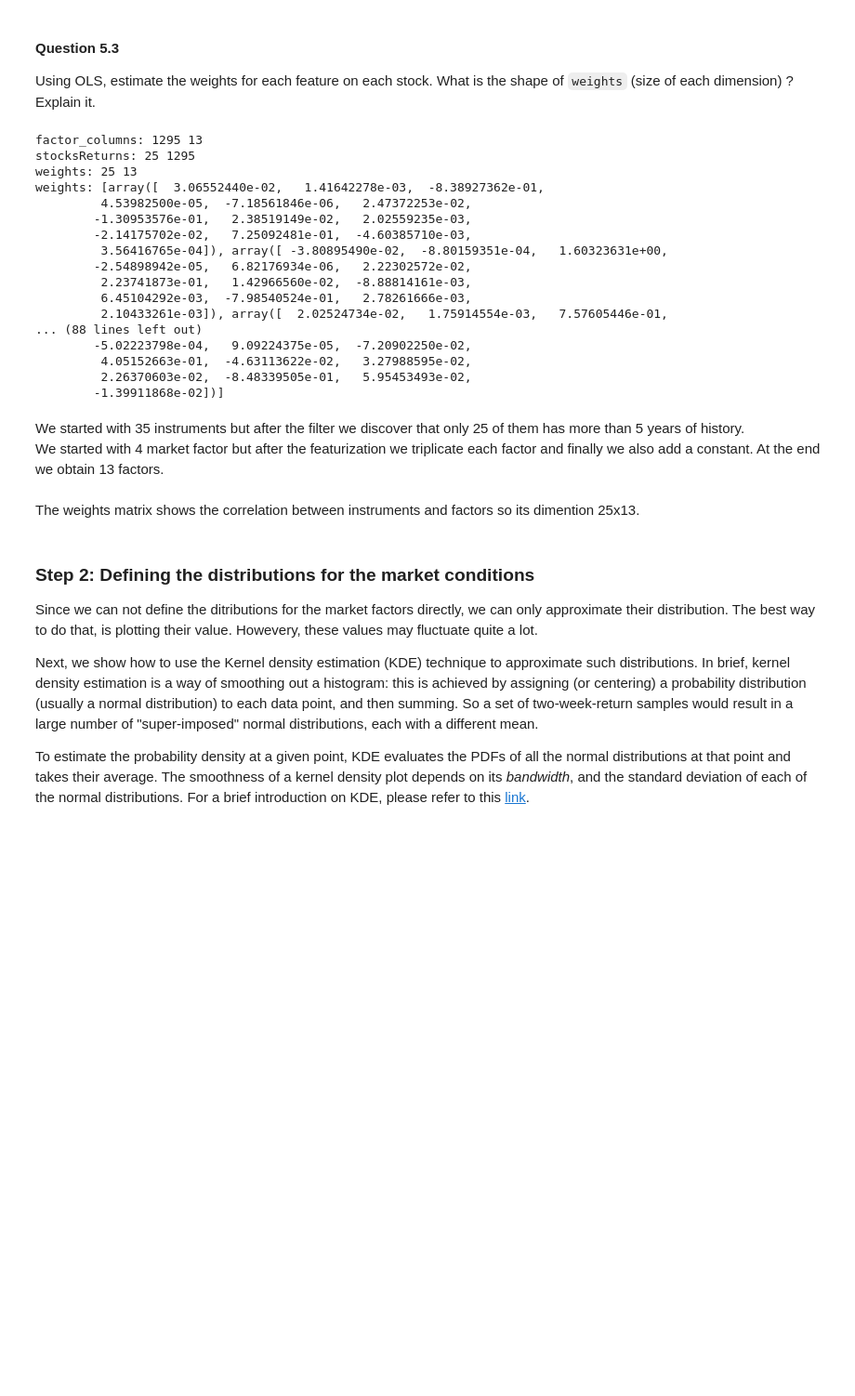
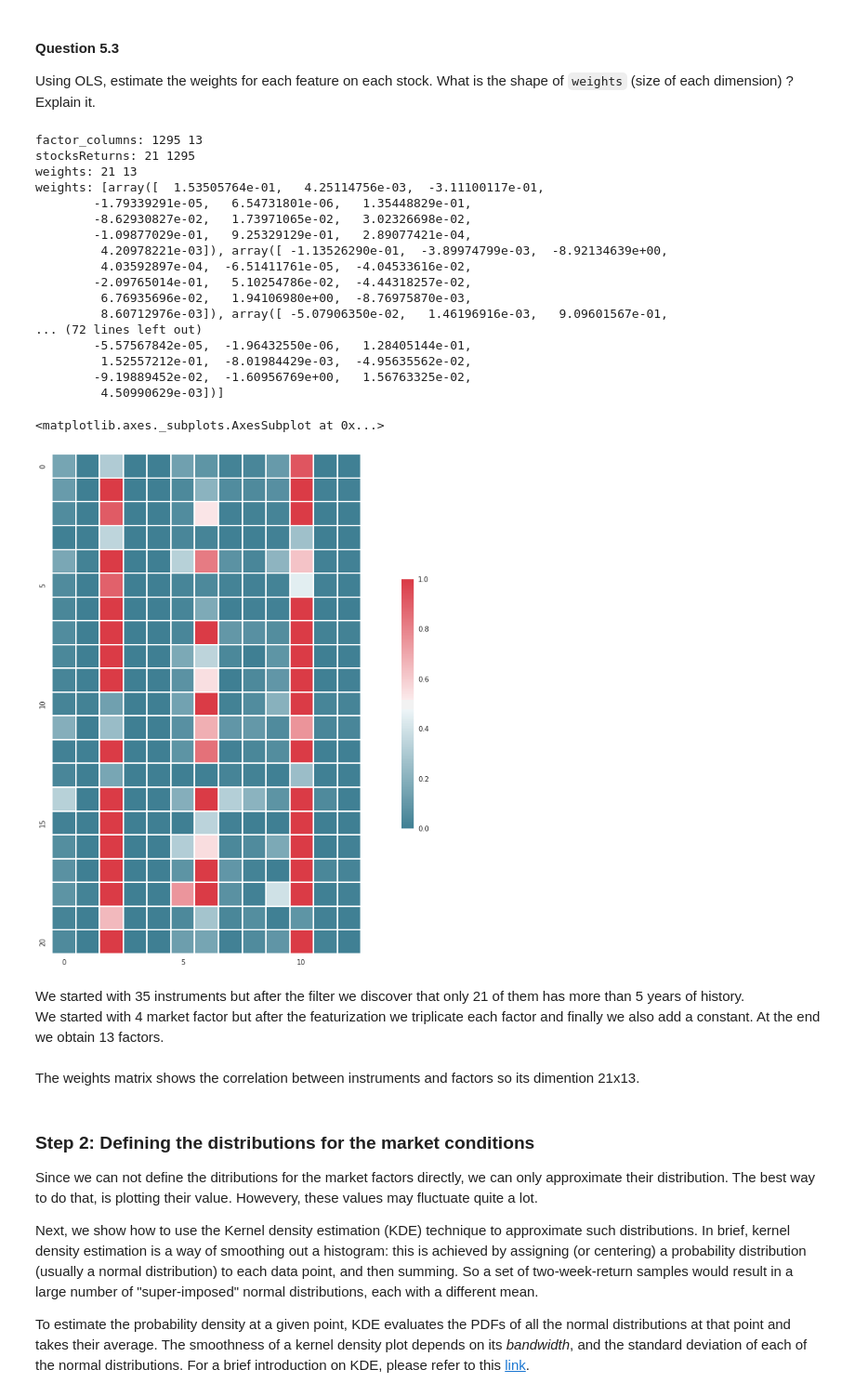
Before and after one commit to and29/Algorithmic-Machine-Learning, a Jupyter notebook: Notebooks/Solutions/[Lecture 7+8] Estimating Financial Risk through Monte Carlo Simulation/[Lecture 7+8] Estimating Financial Risk through Monte Carlo Simulation.ipynb, the cells around one changed output. Shown at 93% size. Cells and saved outputs as stored; diff of their text form; code cells hidden in the pictures; blank space fills up the shorter version.

```diff
--- a/Notebooks/Solutions/[Lecture 7+8] Estimating Financial Risk through Monte Carlo Simulation/[Lecture 7+8] Estimating Financial Risk through Monte Carlo Simulation.ipynb
+++ b/Notebooks/Solutions/[Lecture 7+8] Estimating Financial Risk through Monte Carlo Simulation/[Lecture 7+8] Estimating Financial Risk through Monte Carlo Simulation.ipynb
@@ -533,7 +533,7 @@ def fillInHistory(history, start, end):
         #---
         # if the next entry is in the same day
         # move to the next entry
-        while idx + 1 < numEntries and curr[idx + 1][0] == curDate:
+        while idx + 1 < numEntries and curr[idx + 1][0] <= curDate:
             idx +=1
 
         # only add the last value of instrument in a single day
@@ -812,28 +812,50 @@ print("weights:", len(weights),len(weights[0]))
 print("weights:", weights)
 # %% [output]
 factor_columns: 1295 13
-stocksReturns: 25 1295
-weights: 25 13
-weights: [array([  3.06552440e-02,   1.41642278e-03,  -8.38927362e-01,
-         4.53982500e-05,  -7.18561846e-06,   2.47372253e-02,
-        -1.30953576e-01,   2.38519149e-02,   2.02559235e-03,
-        -2.14175702e-02,   7.25092481e-01,  -4.60385710e-03,
-         3.56416765e-04]), array([ -3.80895490e-02,  -8.80159351e-04,   1.60323631e+00,
-        -2.54898942e-05,   6.82176934e-06,   2.22302572e-02,
-         2.23741873e-01,   1.42966560e-02,  -8.88814161e-03,
-         6.45104292e-03,  -7.98540524e-01,   2.78261666e-03,
-         2.10433261e-03]), array([  2.02524734e-02,   1.75914554e-03,   7.57605446e-01,
-... (88 lines left out)
-        -5.02223798e-04,   9.09224375e-05,  -7.20902250e-02,
-         4.05152663e-01,  -4.63113622e-02,   3.27988595e-02,
-         2.26370603e-02,  -8.48339505e-01,   5.95453493e-02,
-        -1.39911868e-02])]
+stocksReturns: 21 1295
+weights: 21 13
+weights: [array([  1.53505764e-01,   4.25114756e-03,  -3.11100117e-01,
+        -1.79339291e-05,   6.54731801e-06,   1.35448829e-01,
+        -8.62930827e-02,   1.73971065e-02,   3.02326698e-02,
+        -1.09877029e-01,   9.25329129e-01,   2.89077421e-04,
+         4.20978221e-03]), array([ -1.13526290e-01,  -3.89974799e-03,  -8.92134639e+00,
+         4.03592897e-04,  -6.51411761e-05,  -4.04533616e-02,
+        -2.09765014e-01,   5.10254786e-02,  -4.44318257e-02,
+         6.76935696e-02,   1.94106980e+00,  -8.76975870e-03,
+         8.60712976e-03]), array([ -5.07906350e-02,   1.46196916e-03,   9.09601567e-01,
+... (72 lines left out)
+        -5.57567842e-05,  -1.96432550e-06,   1.28405144e-01,
+         1.52557212e-01,  -8.01984429e-03,  -4.95635562e-02,
+        -9.19889452e-02,  -1.60956769e+00,   1.56763325e-02,
+         4.50990629e-03])]
+# %%
+import pandas as pd
+import seaborn as sns
+import matplotlib.pyplot as plt
+
+# Generate a mask for the upper triangle
+mask = np.zeros_like(correlation, dtype=np.bool)
+mask[np.triu_indices_from(mask)] = True
+
+# Set up the matplotlib figure
+f, ax = plt.subplots(figsize=(len(weights),len(weights[0])))
+
+# Generate a custom diverging colormap
+cmap = sns.diverging_palette(220, 10, as_cmap=True)
+
+absWeights = list(map(lambda x: list(map(abs ,x.tolist())), weights))
+
+# Draw the heatmap with the mask and correct aspect ratio
+sns.heatmap(absWeights,  cmap=cmap, vmax=1.0,square=True, xticklabels=5, yticklabels=5,linewidths=.5, cbar_kws={"shrink": .5}, ax=ax)
+# %% [output]
+<matplotlib.axes._subplots.AxesSubplot at 0x...>
+[figure, added]
 # %% [markdown]
 <div class="answer">
-We started with 35 instruments but after the filter we discover that only 25 of them has more than 5 years of history.<br>
+We started with 35 instruments but after the filter we discover that only 21 of them has more than 5 years of history.<br>
 We started with 4 market factor but after the featurization we triplicate each factor and finally we also add a constant. At the end we obtain 13 factors.<br>
 <br>
-The weights matrix shows the correlation between instruments and factors so its dimention 25x13.
+The weights matrix shows the correlation between instruments and factors so its dimention 21x13.
 
 </div>
 # %% [markdown]
```
Also changed, not shown: parts of 21 cells of this notebook, 3 other files.
